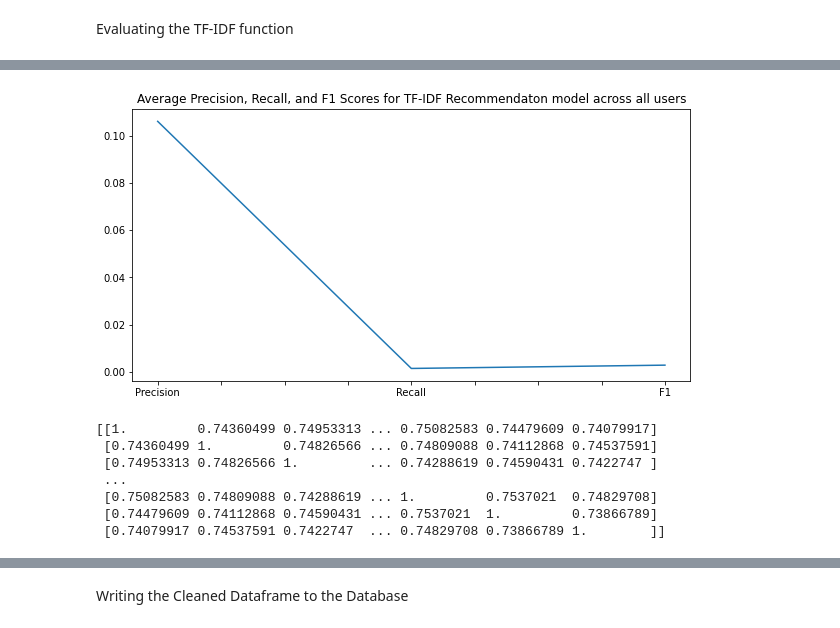
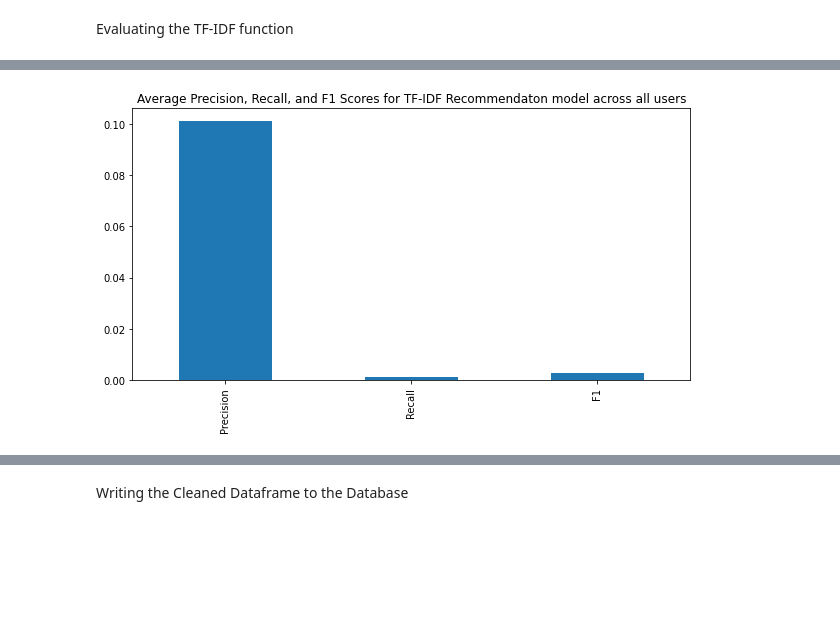
Before and after one commit to EricCallaway/Music_Recommendation_Application, a Jupyter notebook: tf-idf_recommendation.ipynb, the cells around one changed output, grey strips where cells are left out. Saved outputs shown, nothing was run; the diff lists cells and outputs as text; code cells hidden in the pictures; blank space fills up the shorter version.

```diff
--- a/tf-idf_recommendation.ipynb
+++ b/tf-idf_recommendation.ipynb
@@ -449,22 +363,12 @@ Average F1:  0.002827168869801482
 # %%
 # Show the Precision, Recall, and F1 Scores averaged across all users on a line plot
-scores_df.mean().plot(kind='line', title='Average Precision, Recall, and F1 Scores for TF-IDF Recommendaton model across all users', figsize=(10, 5))
+scores_df.mean().plot(kind='bar', title='Average Precision, Recall, and F1 Scores for TF-IDF Recommendaton model across all users', figsize=(10, 5))
 plt.show()
 # %% [output]
-[figure, old version]
+[figure, new version]
 # %%
 # Calculate the cosine similarity between matrix
 cosine_sim_matrix = cosine_similarity(user_item_matrix)
-# %%
-print(cosine_sim_matrix)
-# %% [output]
-[[1.         0.74360499 0.74953313 ... 0.75082583 0.74479609 0.74079917]
- [0.74360499 1.         0.74826566 ... 0.74809088 0.74112868 0.74537591]
- [0.74953313 0.74826566 1.         ... 0.74288619 0.74590431 0.7422747 ]
- ...
- [0.75082583 0.74809088 0.74288619 ... 1.         0.7537021  0.74829708]
- [0.74479609 0.74112868 0.74590431 ... 0.7537021  1.         0.73866789]
- [0.74079917 0.74537591 0.7422747  ... 0.74829708 0.73866789 1.        ]]
 # %%
 import numpy as np
 import pandas as pd
```
Also changed, not shown: parts of 13 cells of this notebook.
